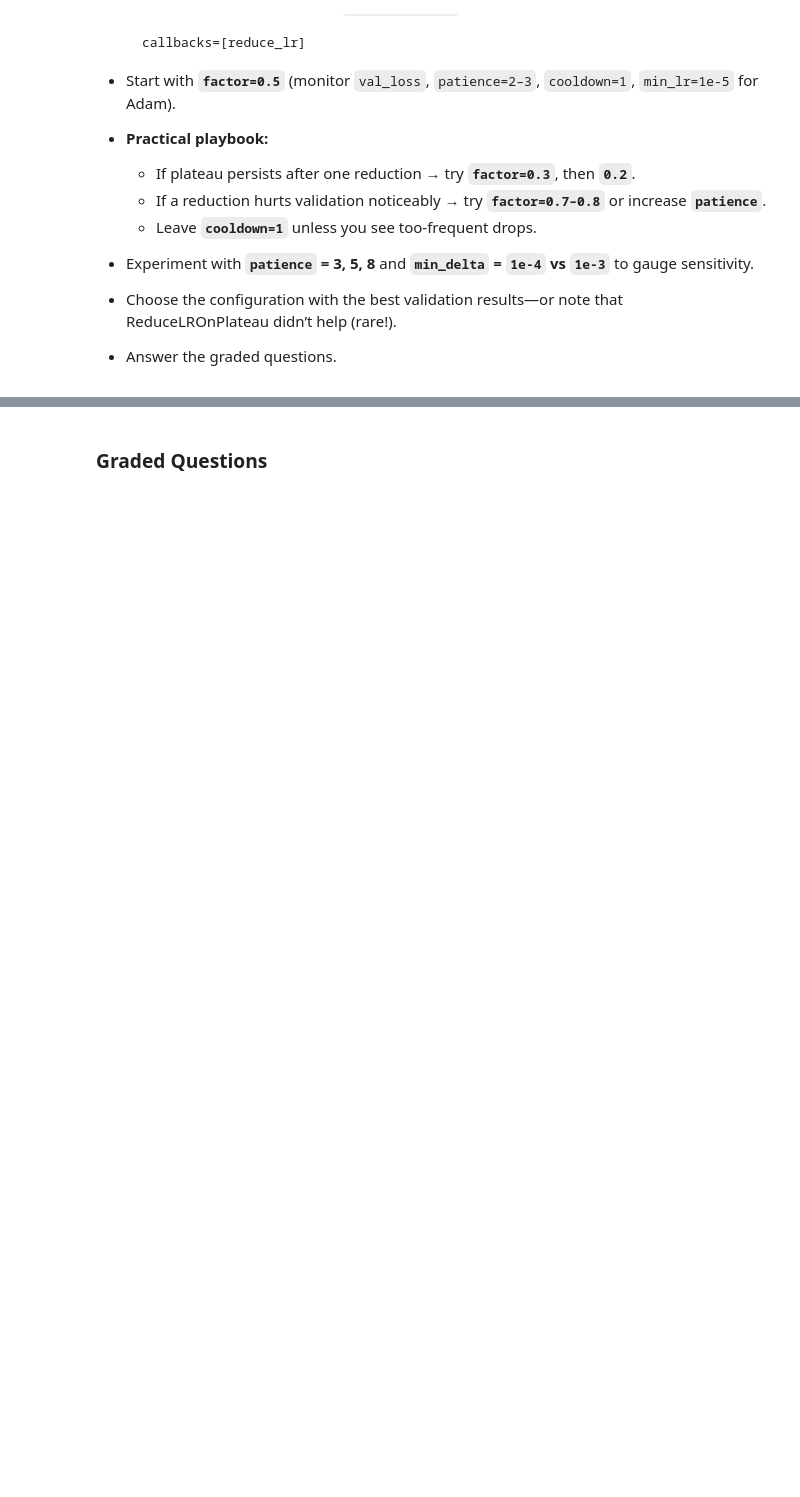
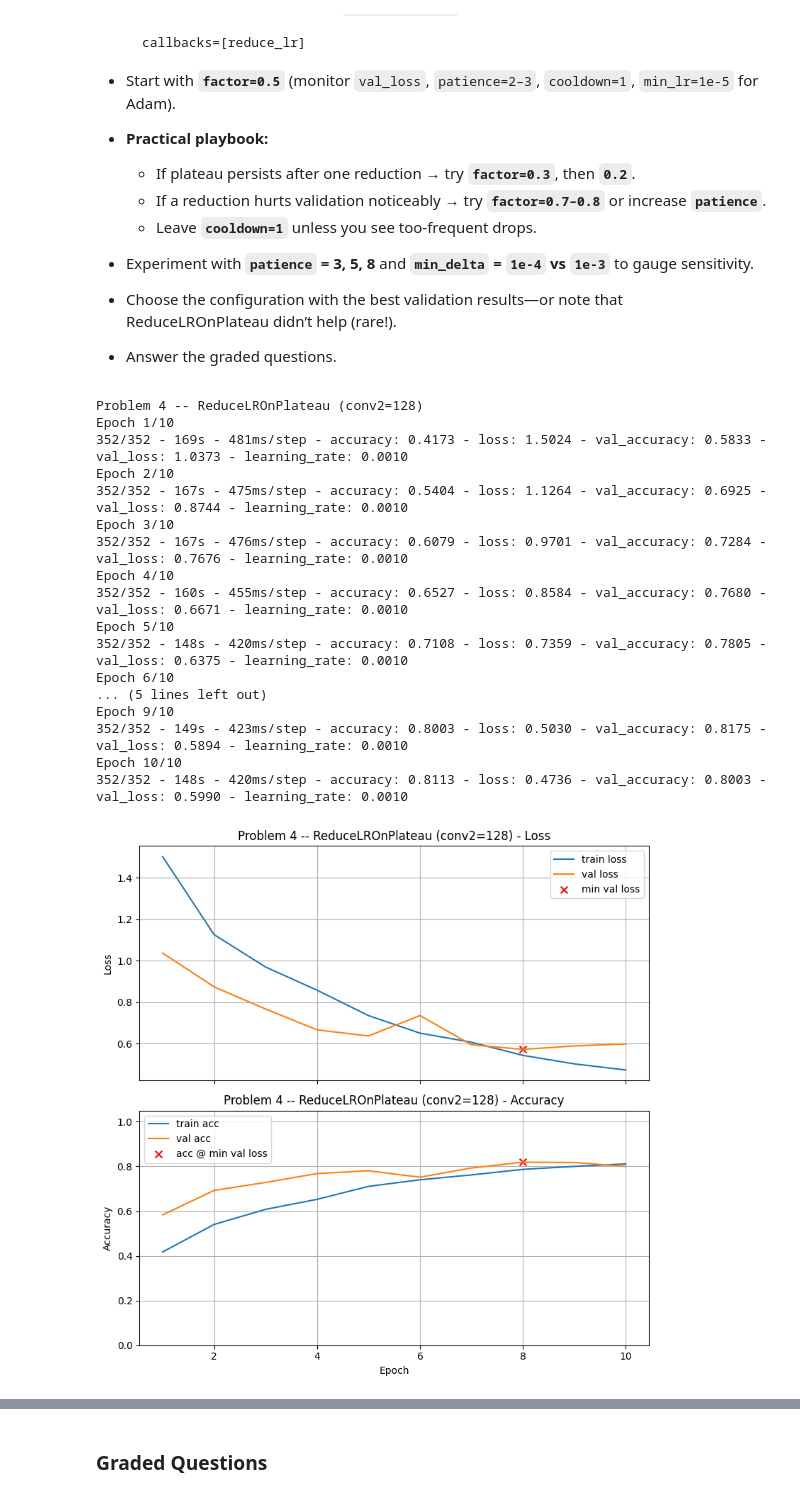
Before and after one commit to auwineza/Mod7-Week4-Project, a Jupyter notebook: OMDS-Mod7-Week4-Uwineza-Annick.ipynb, the cells around one changed output, grey strips where cells are left out. Saved outputs shown, nothing was run; the diff lists cells and outputs as text; code cells hidden in the pictures; blank space fills up the shorter version.

Commit message:
Problem 4 done

```diff
--- a/OMDS-Mod7-Week4-Uwineza-Annick.ipynb
+++ b/OMDS-Mod7-Week4-Uwineza-Annick.ipynb
@@ -1365,0 +1350,62 @@ reduce_lr = ReduceLROnPlateau(
+# %%
+def train_and_test_ds(model, title, epochs=8, lr=1e-3, verbose=2, callbacks=None):
+    print("\n" + title)
+
+    model.compile(
+        optimizer=tf.keras.optimizers.Adam(learning_rate=float(lr)),
+        loss="sparse_categorical_crossentropy",
+        metrics=["accuracy"]
+    )
+
+    early = tf.keras.callbacks.EarlyStopping(
+        monitor="val_loss",
+        patience=3,
+        restore_best_weights=True
+    )
+
+    cbs = [early]
+    if callbacks is not None:
+        cbs += list(callbacks)
+
+    history = model.fit(
+        train_ds,
+        validation_data=val_ds,
+        epochs=epochs,
+        callbacks=cbs,
+        verbose=verbose
+    )
+
+    plot_learning_curves(history, title=title, verbose=True)
+
+    test_loss, test_acc = model.evaluate(test_ds, verbose=0)
+    print(f"Test Accuracy: {test_acc:.4f}")
+
+    return history, float(test_acc)
+# %%
+history_p4, test_p4 = train_and_test_ds(
+    model_p4_rlrop,
+    title="Problem 4 -- ReduceLROnPlateau (conv2=128)",
+    epochs=10,
+    lr=1e-3,
+    callbacks=[reduce_lr],
+    verbose=2
+)
+# %% [output]
+Problem 4 -- ReduceLROnPlateau (conv2=128)
+Epoch 1/10
+352/352 - 169s - 481ms/step - accuracy: 0.4173 - loss: 1.5024 - val_accuracy: 0.5833 - val_loss: 1.0373 - learning_rate: 0.0010
+Epoch 2/10
+352/352 - 167s - 475ms/step - accuracy: 0.5404 - loss: 1.1264 - val_accuracy: 0.6925 - val_loss: 0.8744 - learning_rate: 0.0010
+Epoch 3/10
+352/352 - 167s - 476ms/step - accuracy: 0.6079 - loss: 0.9701 - val_accuracy: 0.7284 - val_loss: 0.7676 - learning_rate: 0.0010
+Epoch 4/10
+352/352 - 160s - 455ms/step - accuracy: 0.6527 - loss: 0.8584 - val_accuracy: 0.7680 - val_loss: 0.6671 - learning_rate: 0.0010
+Epoch 5/10
+352/352 - 148s - 420ms/step - accuracy: 0.7108 - loss: 0.7359 - val_accuracy: 0.7805 - val_loss: 0.6375 - learning_rate: 0.0010
+Epoch 6/10
+... (5 lines left out)
+Epoch 9/10
+352/352 - 149s - 423ms/step - accuracy: 0.8003 - loss: 0.5030 - val_accuracy: 0.8175 - val_loss: 0.5894 - learning_rate: 0.0010
+Epoch 10/10
+352/352 - 148s - 420ms/step - accuracy: 0.8113 - loss: 0.4736 - val_accuracy: 0.8003 - val_loss: 0.5990 - learning_rate: 0.0010
+[figure, added]
```
Also changed, not shown: parts of 6 cells of this notebook.
